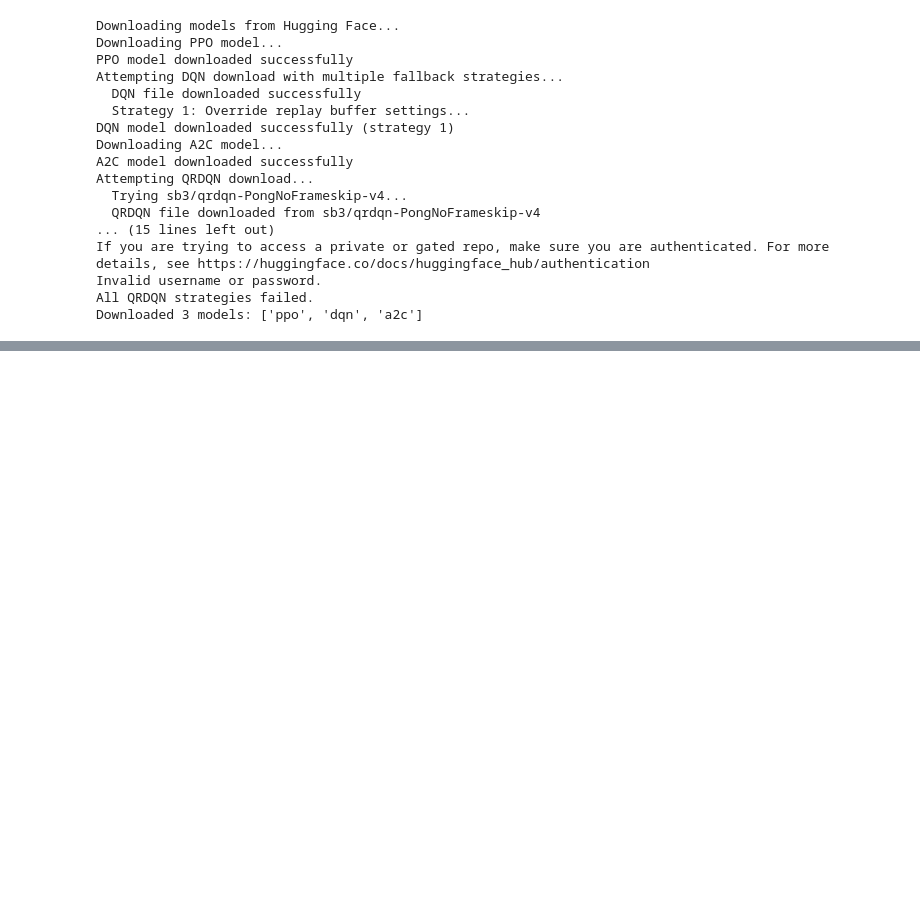
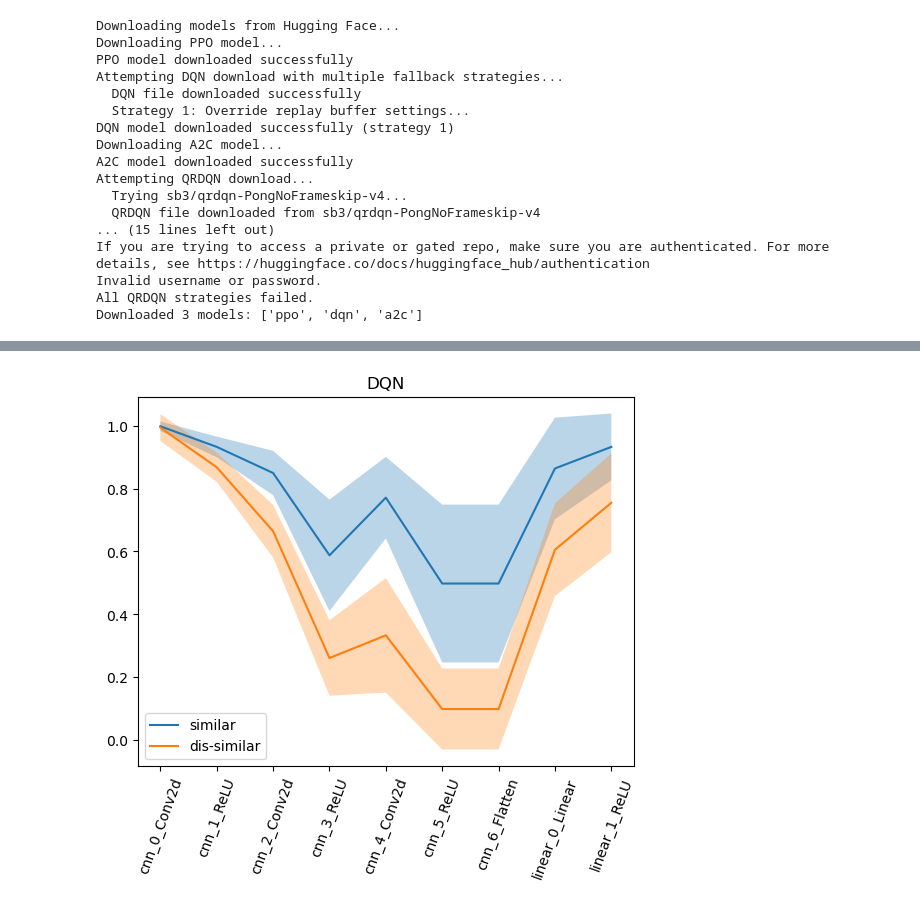
Before and after one commit to seblee97/state-abstraction-capacity, a Jupyter notebook: notebooks/clean_pong_symm.ipynb, the cells around one changed output, grey strips where cells are left out. Cells and saved outputs as stored; diff of their text form; code cells hidden in the pictures; blank space fills up the shorter version.

```diff
--- a/notebooks/clean_pong_symm.ipynb
+++ b/notebooks/clean_pong_symm.ipynb
@@ -1643,0 +1742,23 @@ KeyboardInterrupt:
+# %%
+dqn_sims = {}
+dqn_dsims = {}
+for key in evaluator_rsa.rsa_results['dqn'].keys():
+    if 'q_features' in key:
+        simmean = evaluator_rsa.rsa_results['dqn'][key]['group_analysis']['similar_mean']
+        simstd = evaluator_rsa.rsa_results['dqn'][key]['group_analysis']['similar_std']
+        dqn_sims[key.split("q_features_")[1]] = (simmean, simstd)
+        dsimmean = evaluator_rsa.rsa_results['dqn'][key]['group_analysis']['dissimilar_mean']
+        dsimstd = evaluator_rsa.rsa_results['dqn'][key]['group_analysis']['dissimilar_std']
+        dqn_dsims[key.split("q_features_")[1]] = (dsimmean, dsimstd)
+# %%
+fig = plt.figure()
+plt.plot([s[0] for s in dqn_sims.values()], label='similar')
+plt.fill_between(range(len(dqn_sims)), [s[0] + s[1] for s in dqn_sims.values()], [s[0] - s[1] for s in dqn_sims.values()], alpha=0.3)
+plt.plot([s[0] for s in dqn_dsims.values()], label='dis-similar')
+plt.fill_between(range(len(dqn_dsims)), [s[0] + s[1] for s in dqn_dsims.values()], [s[0] - s[1] for s in dqn_dsims.values()], alpha=0.3)
+plt.xticks(range(len(dqn_dsims)), dqn_dsims.keys(), rotation=70)
+plt.legend()
+plt.title("DQN")
+fig.show()
+# %% [output]
+[figure, added]
```
Also changed, not shown: parts of 6 cells of this notebook.
